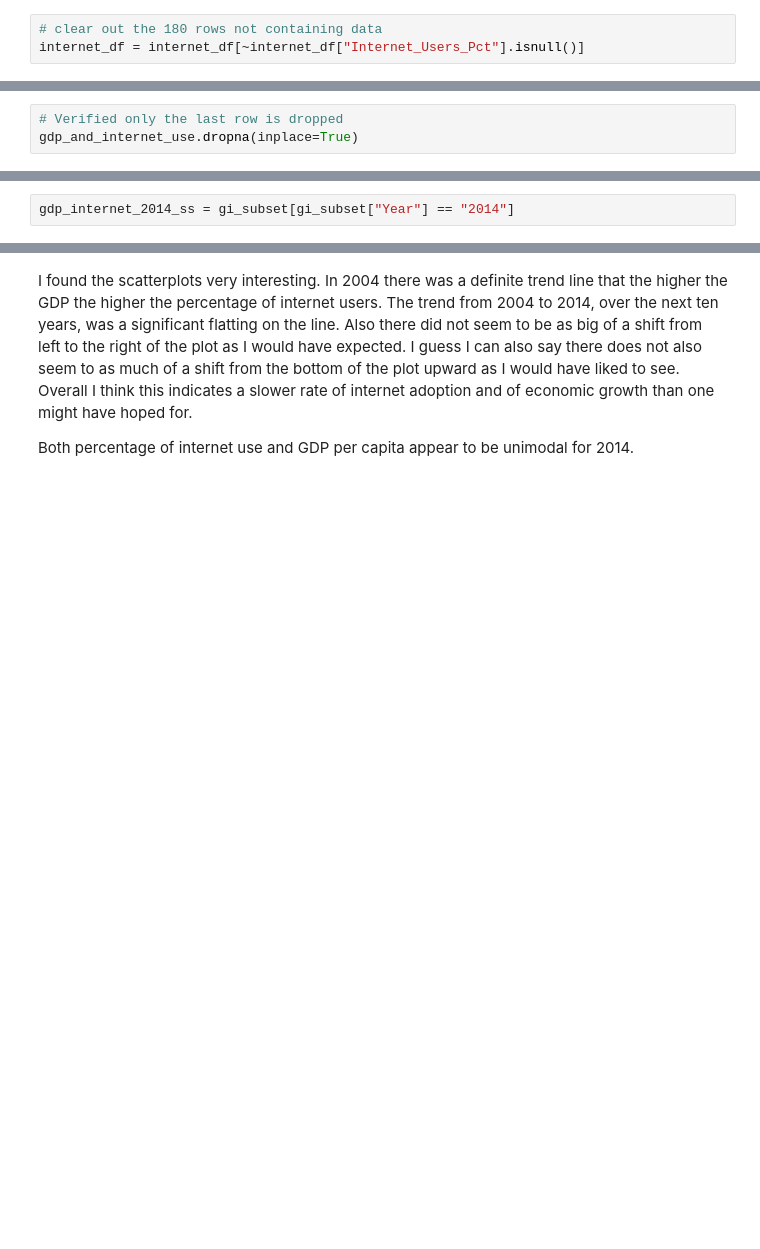
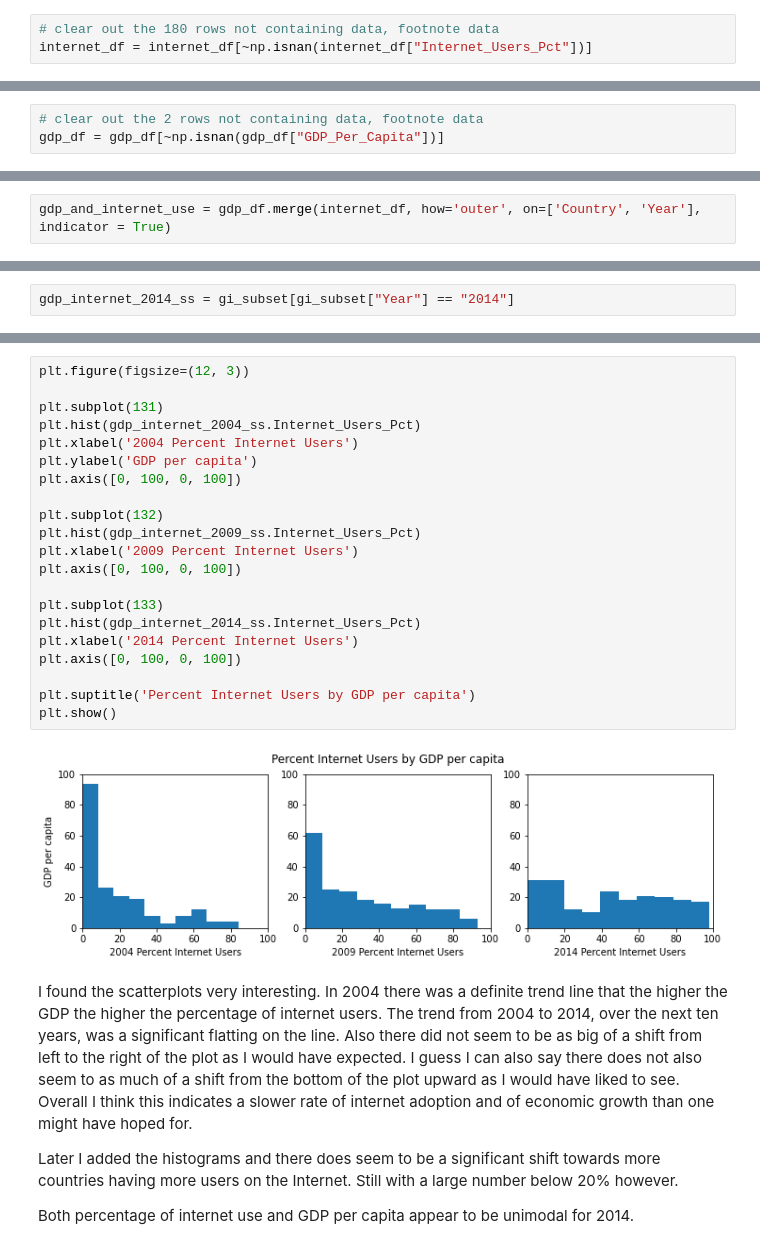
Before and after one commit to ripplesphere/dd3_gdp_internet, a Jupyter notebook: notebooks/un_data.ipynb, the cells around one changed output, grey strips where cells are left out. Saved outputs shown, nothing was run; the diff lists cells and outputs as text; blank space fills up the shorter version.

```diff
--- a/notebooks/un_data.ipynb
+++ b/notebooks/un_data.ipynb
@@ -114,5 +114,5 @@ internet_df.head()
 | 3 | Afghanistan | 2011 | 5.000000 |
 | 4 | Afghanistan | 2010 | 4.000000 |
 # %%
-# clear out the 180 rows not containing data
-internet_df = internet_df[~internet_df["Internet_Users_Pct"].isnull()]
+# clear out the 180 rows not containing data, footnote data
+internet_df = internet_df[~np.isnan(internet_df["Internet_Users_Pct"])]
@@ -121,3 +119,6 @@ internet_df = internet_df[~internet_df["Internet_Users_Pct"].isnull()]
+# %%
+# clear out the 2 rows not containing data, footnote data
+gdp_df = gdp_df[~np.isnan(gdp_df["GDP_Per_Capita"])]
 # %%
 gdp_list = gdp_df.Country.unique().tolist()
 internet_list = internet_df.Country.unique().tolist()
@@ -139,3 +167,5 @@ gdp_and_internet_use = gdp_df.merge(internet_df, on=['Country'])
+# %%
+gdp_and_internet_use = gdp_df.merge(internet_df, how='outer', on=['Country', 'Year'], indicator = True)
 # %%
 gdp_and_internet_use.shape
 # %% [output]
@@ -147,6 +191,3 @@ gdp_and_internet_use.tail()
-# %%
-# Verified only the last row is dropped
-gdp_and_internet_use.dropna(inplace=True)
 # %%
 gi_subset = gdp_and_internet_use[gdp_and_internet_use["Year"].isin(["2004","2009","2014"])]
 # %%
@@ -193,4 +311,29 @@ plt.title('2014 Internet Users Percent vs GDP per capita');
+# %%
+plt.figure(figsize=(12, 3))
+
+plt.subplot(131)
+plt.hist(gdp_internet_2004_ss.Internet_Users_Pct)
+plt.xlabel('2004 Percent Internet Users')
+plt.ylabel('GDP per capita')
+plt.axis([0, 100, 0, 100])
+
+plt.subplot(132)
+plt.hist(gdp_internet_2009_ss.Internet_Users_Pct)
+plt.xlabel('2009 Percent Internet Users')
+plt.axis([0, 100, 0, 100])
+
+plt.subplot(133)
+plt.hist(gdp_internet_2014_ss.Internet_Users_Pct)
+plt.xlabel('2014 Percent Internet Users')
+plt.axis([0, 100, 0, 100])
+
+plt.suptitle('Percent Internet Users by GDP per capita')
+plt.show()
+# %% [output]
+[figure, added]
 # %% [markdown]
 I found the scatterplots very interesting. In 2004 there was a definite trend line that the higher the GDP the higher the percentage of internet users. The trend from 2004 to 2014, over the next ten years, was a significant flatting on the line. Also there did not seem to be as big of a shift from left to the right of the plot as I would have expected. I guess I can also say there does not also seem to as much of a shift from the bottom of the plot upward as I would have liked to see. Overall I think this indicates a slower rate of internet adoption and of economic growth than one might have hoped for.
 
+Later I added the histograms and there does seem to be a significant shift towards more countries having more users on the Internet. Still with a large number below 20% however.
+
 Both percentage of internet use and GDP per capita appear to be unimodal for 2014.
```
Also changed, not shown: parts of 53 cells of this notebook.
